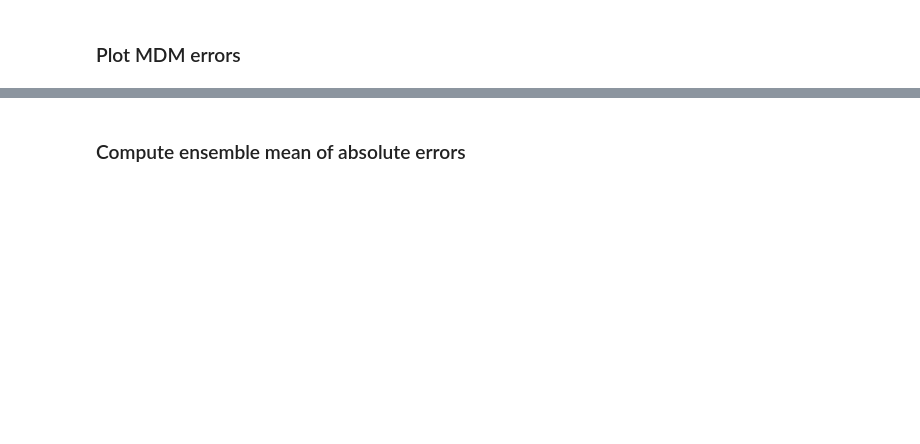
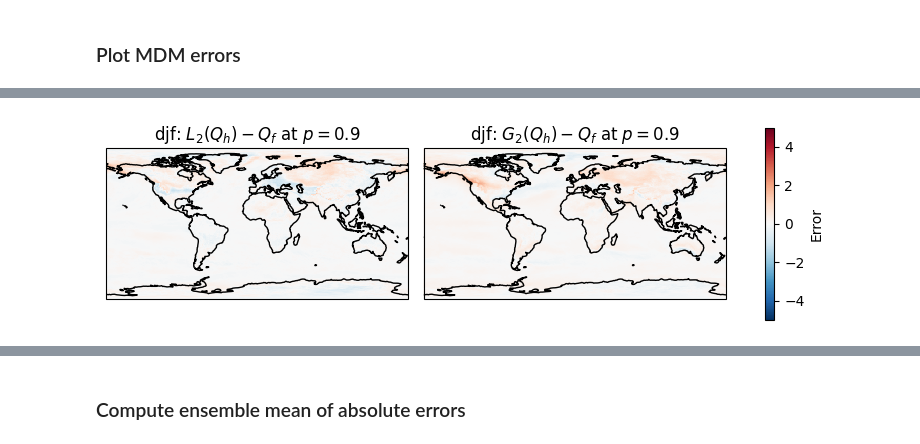
Before and after one commit to hrhampapura/moment_delta_mapping, a Jupyter notebook: notebooks/ncar_casper/04_seasonal_errors.ipynb, the cells around one changed output, grey strips where cells are left out. Drawn from its saved outputs; the diff is of its cells as text; code cells hidden in the pictures; blank space fills up the shorter version.

```diff
--- a/notebooks/ncar_casper/04_seasonal_errors.ipynb
+++ b/notebooks/ncar_casper/04_seasonal_errors.ipynb
@@ -192,0 +191,5 @@ BrokenPipeError: [Errno 108] Cannot send after transport endpoint shutdown
+# %%
+var_name    = 'tmin'
+folder_path = tmin_path
+det_var     = 'detrended_tmin'
+temp_var    = 'TREFHTMN'
@@ -221,13 +284,13 @@ pi_mdm
 #### Pick season and months #######
 # %%
 #DJF
-# months         = [12,1,2]
-# season         = 'djf'
+months         = [12,1,2]
+season         = 'djf'
 #
 # #MAM
-months         = [3,4,5]
-season         =  'mam'
-#
+# months         = [3,4,5]
+# season         =  'mam'
+# #
 # #JJA
 # months         = [6,7,8]
 # season         =  'jja'
@@ -288,7 +383,10 @@ KeyError: 'tcp://10.0.39.10:36537'
 # %%
 ## Open files
-qmdm_err_season   = xr.open_zarr(cvals_det+'mdm_err_'+season+'_'+ic_year0+'_'+ic_year1+'.zarr').detrended_tmax
-qshift_err_season = xr.open_zarr(cvals_det+'shift_err_'+season+'_'+ic_year0+'_'+ic_year1+'.zarr').detrended_tmax
+qmdm_err_season   = xr.open_zarr(folder_path + season+f'_mdm_err_{var_name}.zarr')
+qshift_err_season = xr.open_zarr(folder_path + season+f'_shift_err_{var_name}.zarr')
+#
+qmdm_err_season   = qmdm_err_season[var_name]
+qshift_err_season = qshift_err_season[var_name]
 # %%
 qshift_err_season.sel(lat=LAT,lon=LON,method='nearest').sel(member=0,dayofyear=1).values
 # %% [markdown]
@@ -323,4 +483,7 @@ qgaussmo_err_season.to_dataset().to_zarr(cvals_det+'gaussmo_err_'+season+'_'+ic_
 # %%
 %%time
-qgauss_err_season   = xr.open_zarr(cvals_det+'gauss_err_'+season+'_'+ic_year0+'_'+ic_year1+'.zarr').qgauss_error
-qgaussmo_err_season = xr.open_zarr(cvals_det+'gaussmo_err_'+season+'_'+ic_year0+'_'+ic_year1+'.zarr').qgaussmo_error
+qgauss_err_season   = xr.open_zarr(folder_path + season+f'_gauss_err_{var_name}.zarr')
+qgaussmo_err_season = xr.open_zarr(folder_path + season+f'_gaussmo_err_{var_name}.zarr')
+#
+qgauss_err_season   = qgauss_err_season[var_name]
+qgaussmo_err_season = qgaussmo_err_season[var_name]
@@ -349,24 +517,26 @@ plt.gca().set_visible(False)
 # %%
 %%time
 member =0
 # Creating a figure and axes
 fig, axs = plt.subplots(nrows=1, ncols=2, figsize=(10,5), subplot_kw={'projection': cart.crs.PlateCarree()}\
                        , gridspec_kw = {'wspace':0.05, 'hspace':0.2})
 
 # Plotting qgmsc_err
-qmdm_err_season.sel(quantile=0.9,method='nearest').sel(member=member).mean('dayofyear').plot(ax=axs[0], transform=cart.crs.PlateCarree(),\
+qmdm_err_season.sel(quantile=0.9,method='nearest').isel(member_id=member).mean('dayofyear').plot(ax=axs[0], transform=cart.crs.PlateCarree(),\
                                                     add_colorbar=False, cmap=cmap, norm=norm)
 axs[0].coastlines(color="black")
 axs[0].set_title(season+r': $L_2(Q_h) - Q_f$ at $p=0.9$')
 
 # Plotting G2, gaussian error
-im = qgauss_err_season.sel(quantile=0.9,method='nearest').sel(member=member).mean('dayofyear').plot(ax=axs[1], transform=cart.crs.PlateCarree(),\
+im = qgauss_err_season.sel(quantile=0.9,method='nearest').isel(member_id=member).mean('dayofyear').plot(ax=axs[1], transform=cart.crs.PlateCarree(),\
                                                           add_colorbar=False, cmap=cmap, norm=norm)
 axs[1].coastlines(color="black")
 axs[1].set_title(season+': $G_2(Q_h) - Q_f$ at $p=0.9$')
 
 # Adding colorbar
 cbar = plt.colorbar(im, ax=axs.ravel().tolist(), shrink=0.5, orientation='vertical')
 cbar.set_label('Error')
 
 plt.show()
+# %% [output]
+[figure, added]
```
Also changed, not shown: parts of 33 cells of this notebook.
